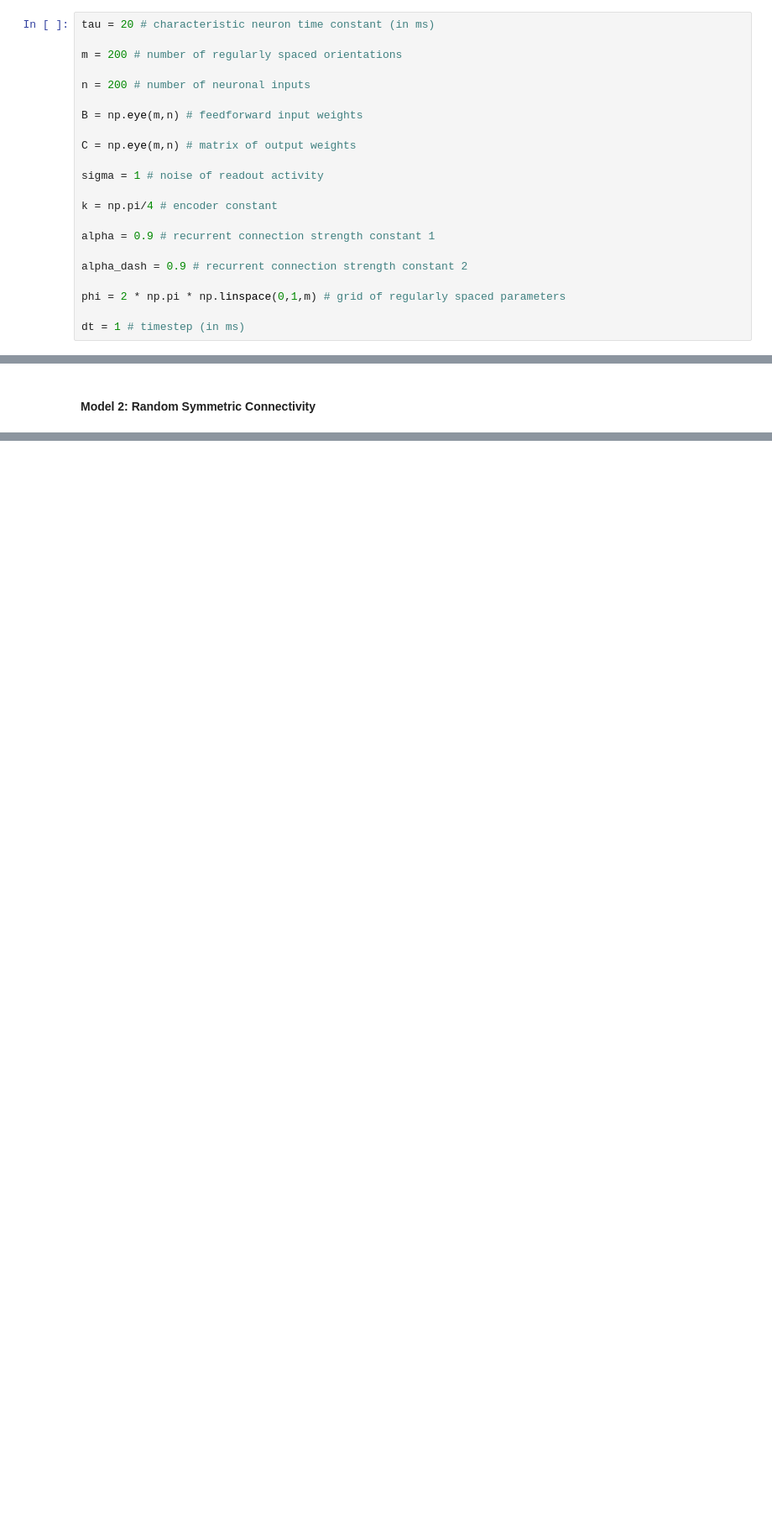
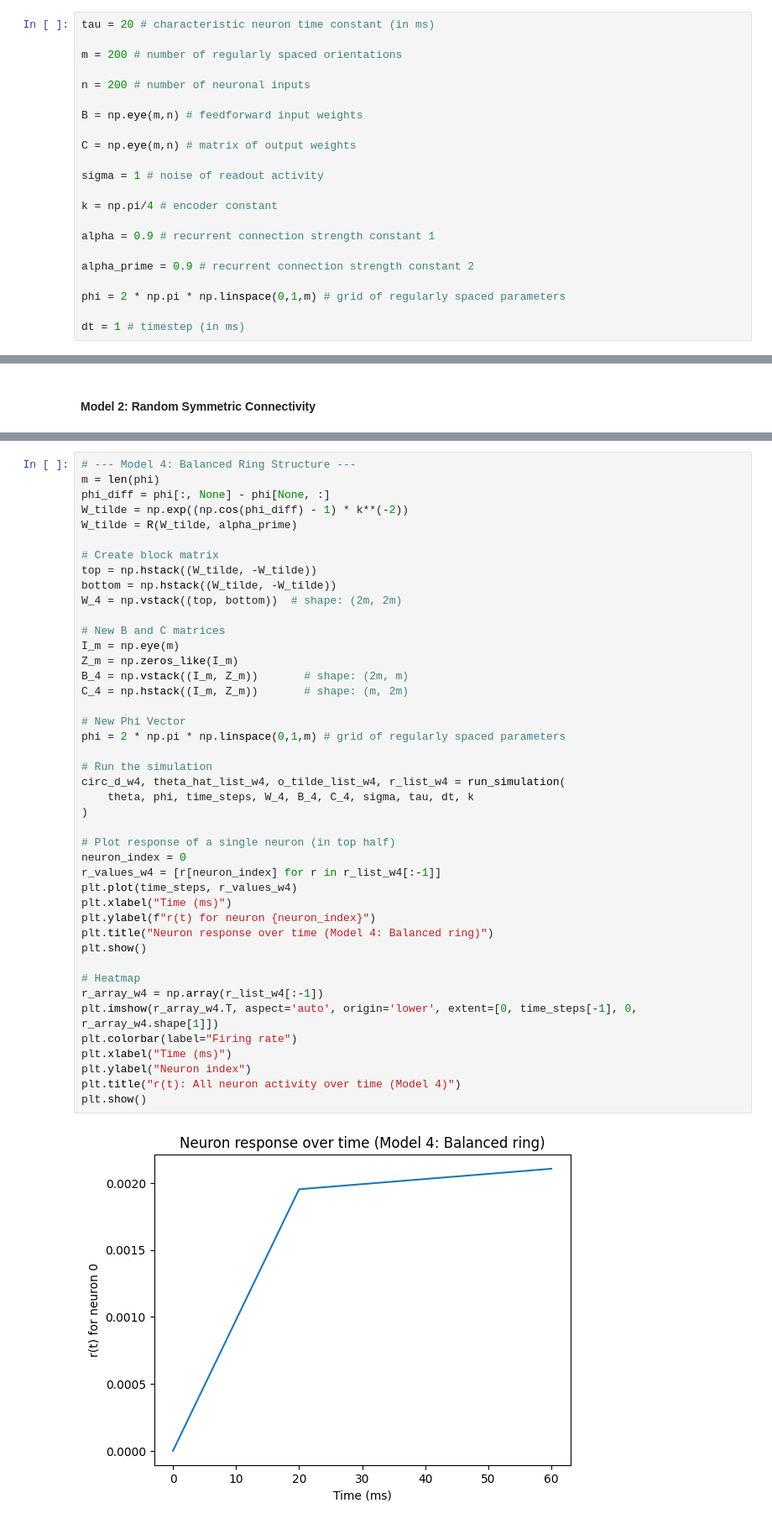
Before and after one commit to macaswalker/CompNeuroCam, a Jupyter notebook: Assignment 2/recurrent_neural_network_dynamics.ipynb, the cells around one changed output, grey strips where cells are left out. Shown at 84% size. Cells and saved outputs as stored; diff of their text form; blank space fills up the shorter version.

```diff
--- a/Assignment 2/recurrent_neural_network_dynamics.ipynb
+++ b/Assignment 2/recurrent_neural_network_dynamics.ipynb
@@ -30,7 +32,7 @@ k = np.pi/4 # encoder constant
 
 alpha = 0.9 # recurrent connection strength constant 1
 
-alpha_dash = 0.9 # recurrent connection strength constant 2
+alpha_prime = 0.9 # recurrent connection strength constant 2
 
 phi = 2 * np.pi * np.linspace(0,1,m) # grid of regularly spaced parameters
 
@@ -238,0 +278,45 @@ plt.show()
+# %%
+# --- Model 4: Balanced Ring Structure ---
+m = len(phi)
+phi_diff = phi[:, None] - phi[None, :]
+W_tilde = np.exp((np.cos(phi_diff) - 1) * k**(-2))
+W_tilde = R(W_tilde, alpha_prime)
+
+# Create block matrix
+top = np.hstack((W_tilde, -W_tilde))
+bottom = np.hstack((W_tilde, -W_tilde))
+W_4 = np.vstack((top, bottom))  # shape: (2m, 2m)
+
+# New B and C matrices
+I_m = np.eye(m)
+Z_m = np.zeros_like(I_m)
+B_4 = np.vstack((I_m, Z_m))       # shape: (2m, m)
+C_4 = np.hstack((I_m, Z_m))       # shape: (m, 2m)
+
+# New Phi Vector
+phi = 2 * np.pi * np.linspace(0,1,m) # grid of regularly spaced parameters
+
+# Run the simulation
+circ_d_w4, theta_hat_list_w4, o_tilde_list_w4, r_list_w4 = run_simulation(
+    theta, phi, time_steps, W_4, B_4, C_4, sigma, tau, dt, k
+)
+
+# Plot response of a single neuron (in top half)
+neuron_index = 0
+r_values_w4 = [r[neuron_index] for r in r_list_w4[:-1]]
+plt.plot(time_steps, r_values_w4)
+plt.xlabel("Time (ms)")
+plt.ylabel(f"r(t) for neuron {neuron_index}")
+plt.title("Neuron response over time (Model 4: Balanced ring)")
+plt.show()
+
+# Heatmap
+r_array_w4 = np.array(r_list_w4[:-1])
+plt.imshow(r_array_w4.T, aspect='auto', origin='lower', extent=[0, time_steps[-1], 0, r_array_w4.shape[1]])
+plt.colorbar(label="Firing rate")
+plt.xlabel("Time (ms)")
+plt.ylabel("Neuron index")
+plt.title("r(t): All neuron activity over time (Model 4)")
+plt.show()
+# %% [output]
+[figure, added]
```
Also changed, not shown: parts of 13 cells of this notebook.
